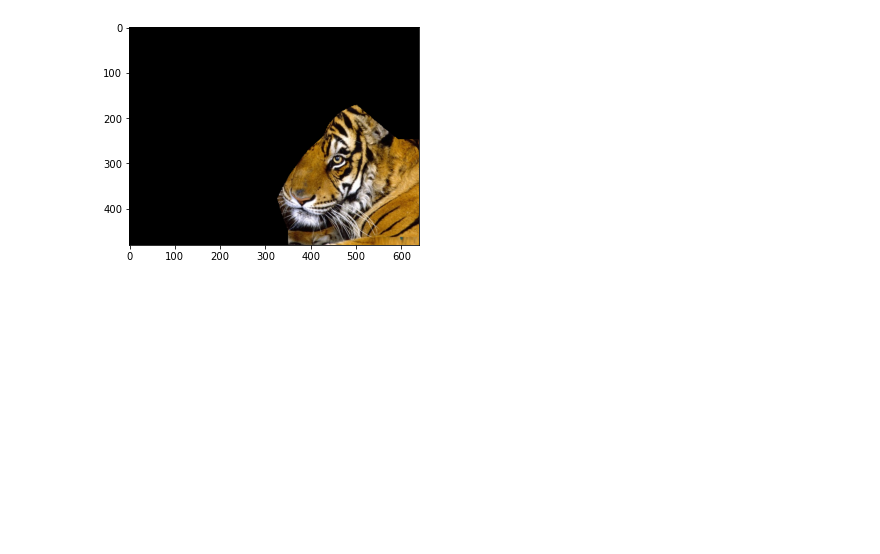
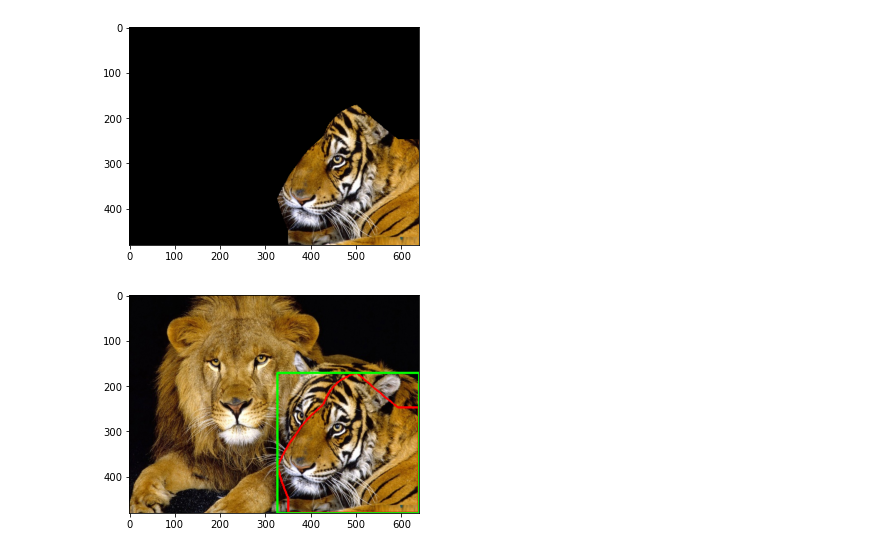
Before and after one commit to kjh107704/R-CNN, a Jupyter notebook: Selective Search/Selective Search based on CAM result.ipynb, the cells around one changed output. Saved outputs shown, nothing was run; the diff lists cells and outputs as text; code cells hidden in the pictures; blank space fills up the shorter version.

```diff
--- a/Selective Search/Selective Search based on CAM result.ipynb
+++ b/Selective Search/Selective Search based on CAM result.ipynb
@@ -61,6 +61,7 @@ plt.imshow(cv2.cvtColor(heatmap, cv2.COLOR_BGR2GRAY), cmap='gray')
 # CAM 결과를 이용하여 Bounding Box 잡기
 # %%
 # color image를 gray scale로 바꾼 후, threshold를 적용함
+# threshold는 고정 값으로 mean(min, max)
 def getGrayscaleImageWithThreshold(orig_img):
     gray_img = cv2.cvtColor(orig_img, cv2.COLOR_BGR2GRAY)
 
@@ -68,9 +69,7 @@ def getGrayscaleImageWithThreshold(orig_img):
     max_val = np.max(gray_img)
     threshold = (min_val + max_val) / 2
 
-    gray_img = np.where(gray_img > threshold, 1, 0)
-    gray_img = gray_img.astype('int32')
-
+    ret, gray_img = cv2.threshold(gray_img, threshold, 1, cv2.THRESH_BINARY)
 
     return gray_img
 # %%
@@ -87,3 +87,19 @@ gray_map = getGrayscaleImageWithThreshold(heatmap)
 showMaskedRegion(img, gray_map)
 # %% [output]
 [figure]
+# %%
+def getContours(img_binary):
+    contours, hierarchy = cv2.findContours(gray_map, cv2.RETR_LIST, cv2.CHAIN_APPROX_SIMPLE)
+
+    return contours
+# %%
+def getBoundingBox(img_binary):
+    bb = []
+
+    contours = getContours(img_binary)
+
+    for cnt in contours:
+        x, y, w, h = cv2.boundingRect(cnt)
+        bb.append([x, y, w, h])
+
+    return bb
@@ -89,0 +113,21 @@ showMaskedRegion(img, gray_map)
+# %%
+def compareContourAndBoundingBox(img_binary, img):
+    contours = getContours(img_binary)
+
+    tmp_img = img.copy()
+
+    # draw contours - red
+    for cnt in contours:
+        cv2.drawContours(tmp_img, [cnt], 0, (0,0,255),3)
+
+    # draw bounding box - green
+    bb = getBoundingBox(img_binary)
+    for x, y, w, h in bb:
+        cv2.rectangle(tmp_img, (x, y), (x + w, y + h), (0, 255, 0), 3)
+
+    plt.imshow(cv2.cvtColor(tmp_img, cv2.COLOR_BGR2RGB))
+# %%
+# contour 영역과 bounding box 비교
+compareContourAndBoundingBox(gray_map, img)
+# %% [output]
+[figure, added]
```
Also changed, not shown: parts of 4 cells of this notebook, 1 other file.
